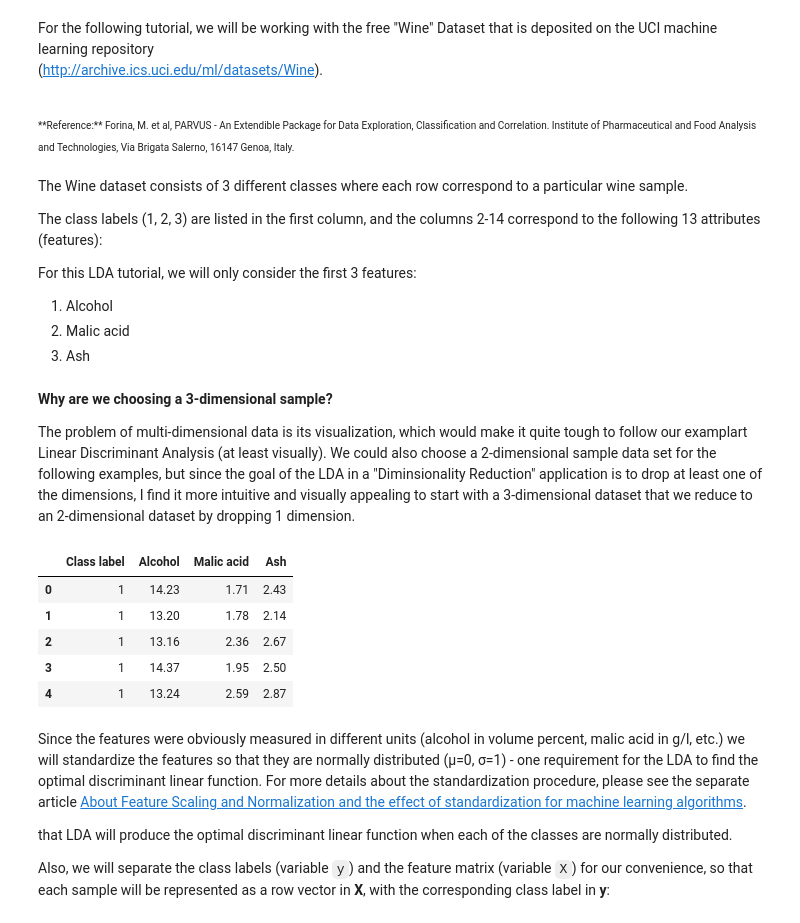
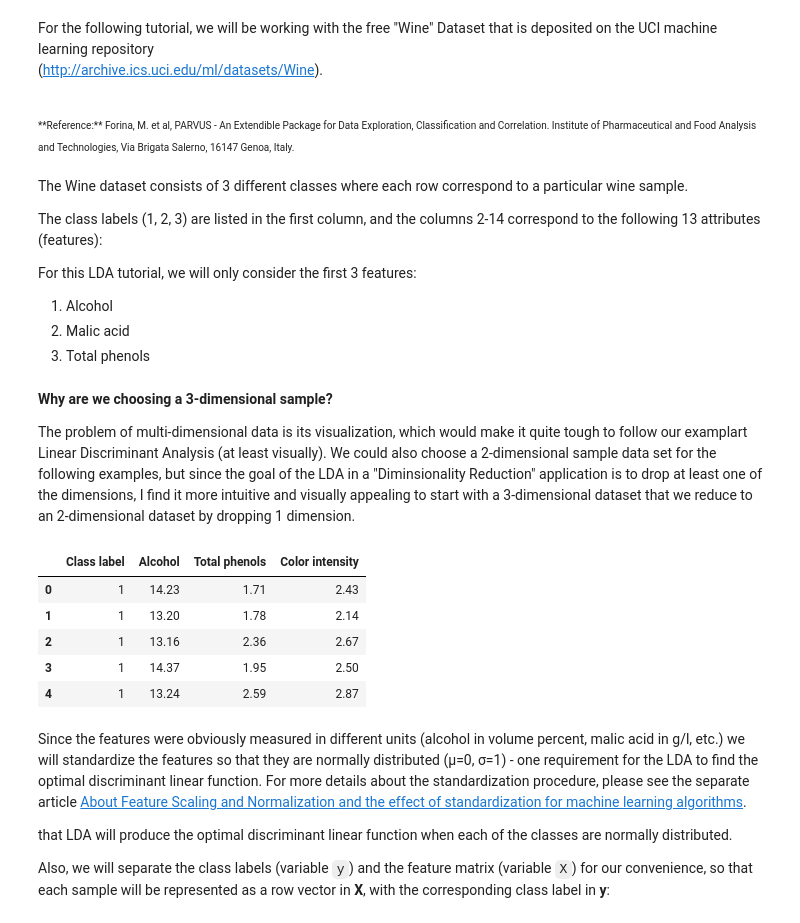
Before and after one commit to rasbt/pattern_classification, a Jupyter notebook: dimensionality_reduction/projection/linear_discriminant_analysis.ipynb, the cells around one changed output. Saved outputs shown, nothing was run; the diff lists cells and outputs as text; code cells hidden in the pictures.

```diff
--- a/dimensionality_reduction/projection/linear_discriminant_analysis.ipynb
+++ b/dimensionality_reduction/projection/linear_discriminant_analysis.ipynb
@@ -142,7 +148,7 @@ For this LDA tutorial, we will only consider the first 3 features:
 
 1) Alcohol
 2) Malic acid
-3) Ash
+6) Total phenols
 # %% [markdown]
 **Why are we choosing a 3-dimensional sample?**
 
@@ -150,17 +156,17 @@ The problem of multi-dimensional data is its visualization, which would make it
 # %%
 import pandas as pd
 import numpy as np
 
 df = pd.io.parsers.read_csv(
     'https://raw.githubusercontent.com/rasbt/pattern_classification/master/data/wine_data.csv',
     header=None,
-    usecols=range(4)
+    usecols=[0,1,2,3]
     )
 
-df.columns=['Class label', 'Alcohol', 'Malic acid', 'Ash']
+df.columns=['Class label', 'Alcohol', 'Total phenols', 'Color intensity']
 df.head()
 # %% [output]
-|  | Class label | Alcohol | Malic acid | Ash |
+|  | Class label | Alcohol | Total phenols | Color intensity |
 | 0 | 1 | 14.23 | 1.71 | 2.43 |
 | 1 | 1 | 13.20 | 1.78 | 2.14 |
 | 2 | 1 | 13.16 | 2.36 | 2.67 |
```
Also changed, not shown: parts of 9 cells of this notebook.
